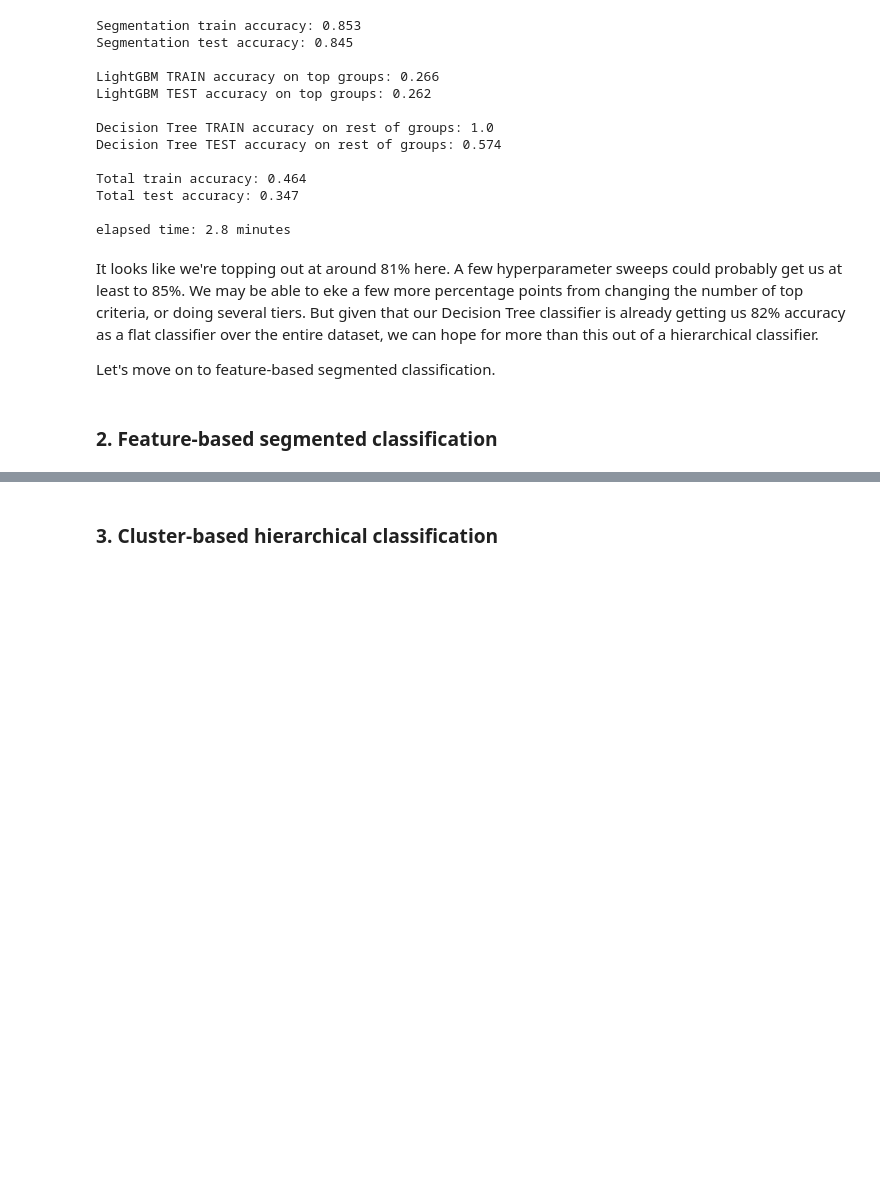
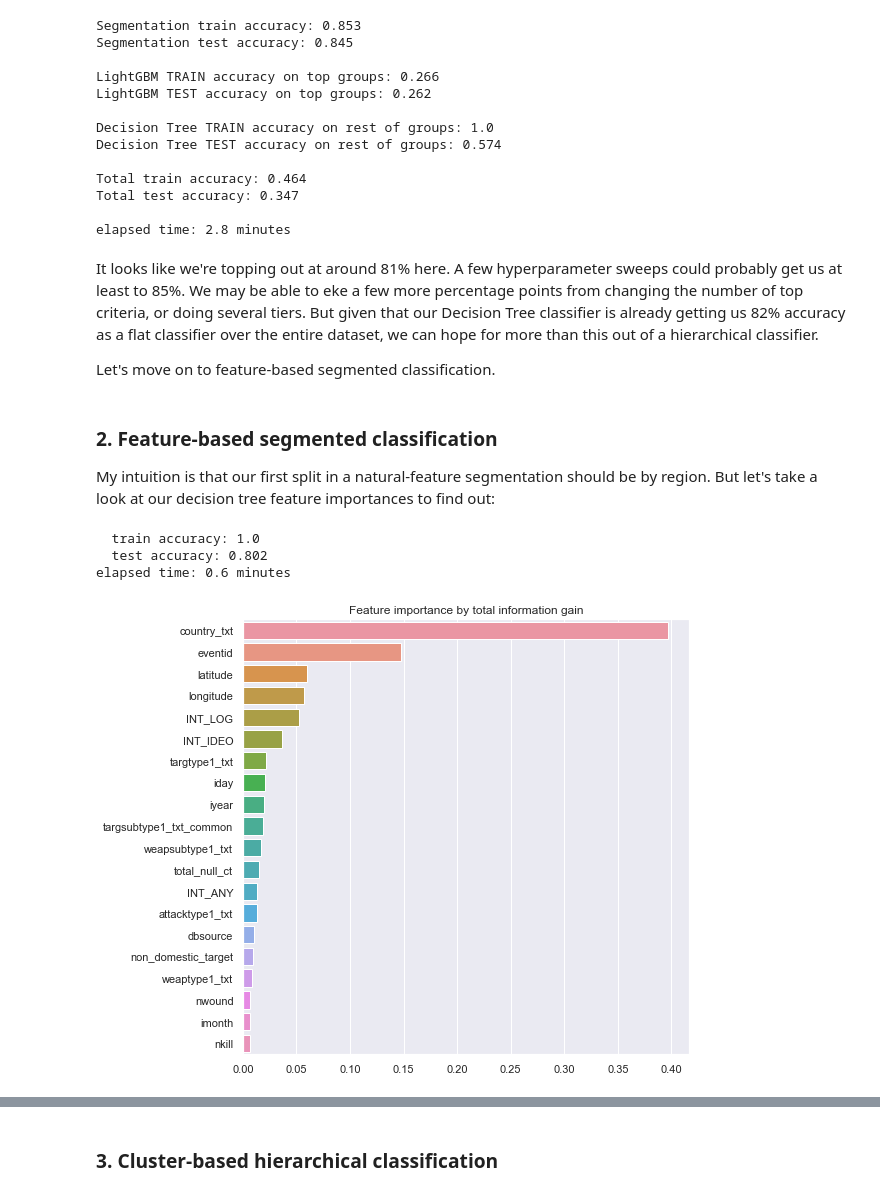
Before and after one commit to gqfiddler/terrorism-attribution-engine, a Jupyter notebook: UPDATED_terrorism_attribution_engine.ipynb, the cells around one changed output, grey strips where cells are left out. Drawn from its saved outputs; the diff is of its cells as text; code cells hidden in the pictures; blank space fills up the shorter version.

```diff
--- a/UPDATED_terrorism_attribution_engine.ipynb
+++ b/UPDATED_terrorism_attribution_engine.ipynb
@@ -1287,5 +1480,3 @@ elapsed time: 2.8 minutes
 It looks like we're topping out at around 81% here.  A few hyperparameter sweeps could probably get us at least to 85%.  We may be able to eke a few more percentage points from changing the number of top criteria, or doing several tiers.  But given that our Decision Tree classifier is already getting us 82% accuracy as a flat classifier over the entire dataset, we can hope for more than this out of a hierarchical classifier.
 
 Let's move on to feature-based segmented classification.
-# %% [markdown]
-### 2. Feature-based segmented classification
@@ -1295,0 +1483,37 @@ Let's move on to feature-based segmented classification.
+# %% [markdown]
+### 2. Feature-based segmented classification
+
+My intuition is that our first split in a natural-feature segmentation should be by region.  But let's take a look at our decision tree feature importances to find out:
+# %%
+# fit tree and print accuracy to confirm it's working correctly
+dtc = DecisionTreeClassifier()
+quick_test_model(dtc, dummy_df.drop('gname', axis=1), dummy_df.gname)
+
+# label and sort feature importances
+fi_tups = sorted(zip(dummy_df.drop('gname', axis=1).columns, dtc.feature_importances_), key=lambda x: -x[1])
+
+# compile importances for all dummies of each categorical feature
+for str_col in gtd_filled_df.select_dtypes('object').columns:
+    matching_tups = []
+    summed_imp = (str_col, 0)
+    for tup in fi_tups:
+        if str_col in tup[0]:
+            summed_imp = (summed_imp[0], summed_imp[1] + tup[1])
+            matching_tups.append(tup)
+    fi_tups.append(summed_imp)
+    for tup in matching_tups:
+        fi_tups.remove(tup)
+fi_tups = sorted(fi_tups, key=lambda x: -x[1])
+
+# plot
+plt.figure(figsize=(8,8))
+x_imp = [tup[0] for tup in fi_tups[:20]]
+y_labels = [tup[1] for tup in fi_tups[:20]]
+sns.barplot(y_labels, x_imp)
+plt.title("Feature importance by total information gain")
+plt.show()
+# %% [output]
+  train accuracy: 1.0
+  test accuracy: 0.802
+elapsed time: 0.6 minutes
+[figure, added]
```
Also changed, not shown: parts of 56 cells of this notebook, 1 other file.
